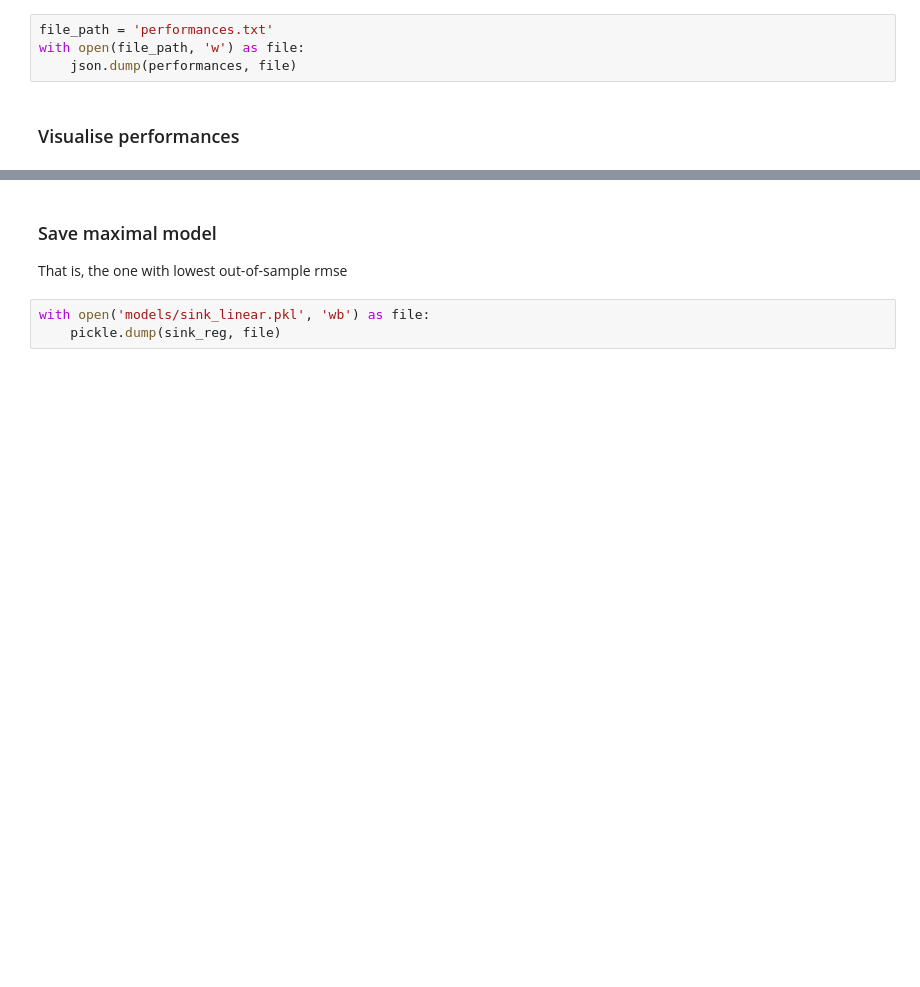
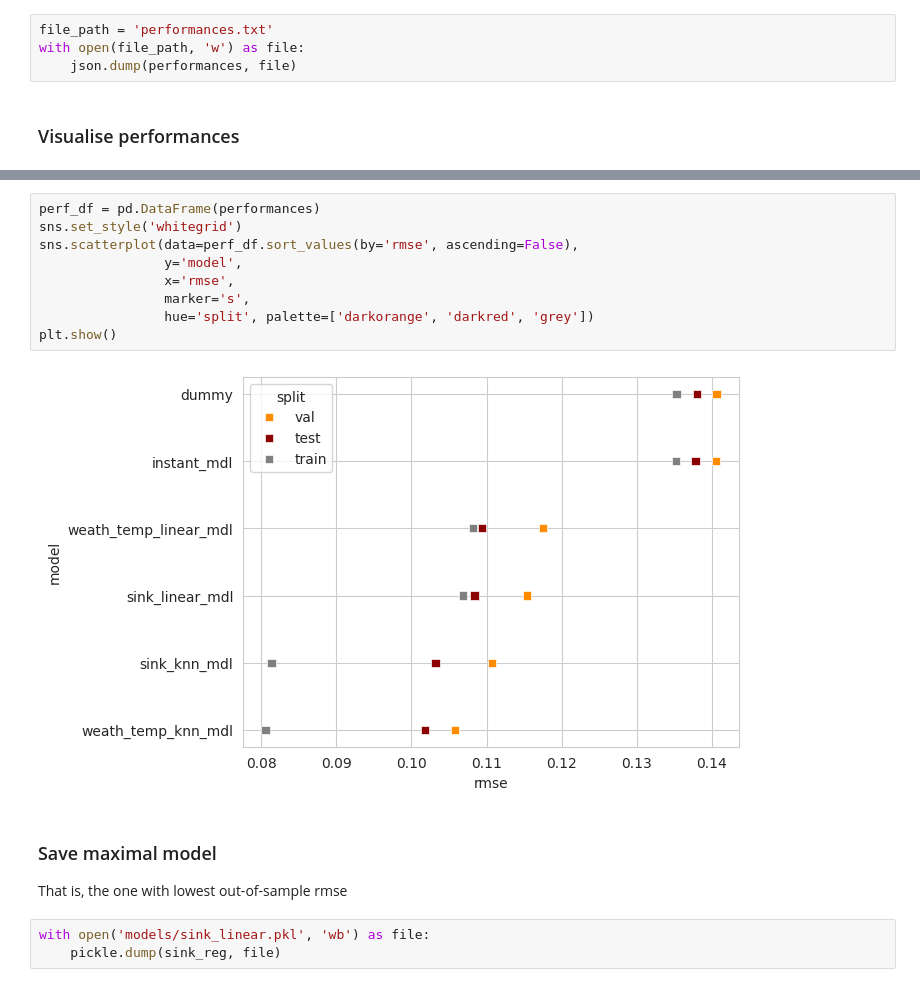
Before and after one commit to daniblu/DataSci-AU-24-fork, a Jupyter notebook: nbs/class_02/class_02_db.ipynb, the cells around one changed output, grey strips where cells are left out. Drawn from its saved outputs; the diff is of its cells as text; blank space fills up the shorter version.

```diff
--- a/nbs/class_02/class_02_db.ipynb
+++ b/nbs/class_02/class_02_db.ipynb
@@ -282,3 +304,14 @@ plt.show()
+# %%
+perf_df = pd.DataFrame(performances)
+sns.set_style('whitegrid')
+sns.scatterplot(data=perf_df.sort_values(by='rmse', ascending=False),
+                y='model',
+                x='rmse',
+                marker='s',
+                hue='split', palette=['darkorange', 'darkred', 'grey'])
+plt.show()
+# %% [output]
+[figure, added]
 # %% [markdown]
 ### Save maximal model
 That is, the one with lowest out-of-sample rmse
```
Also changed, not shown: parts of 9 cells of this notebook, 5 other files.
